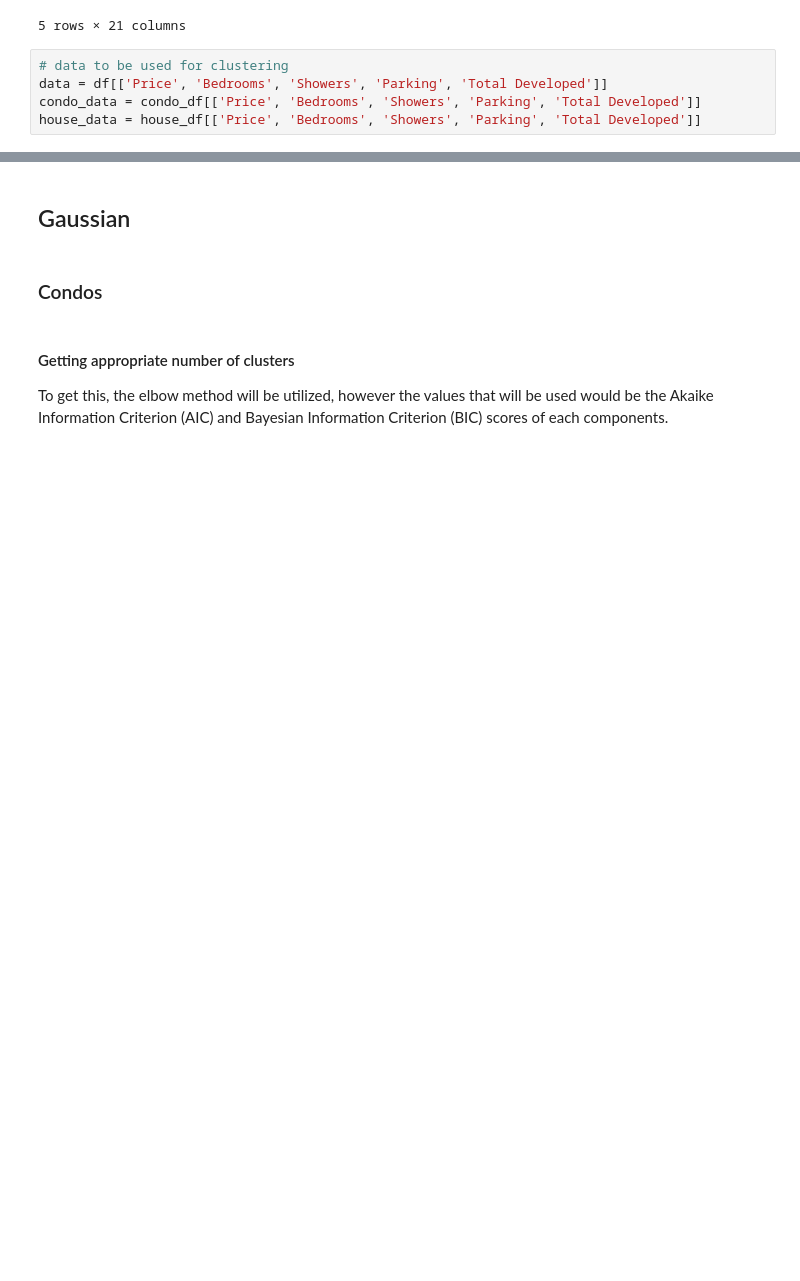
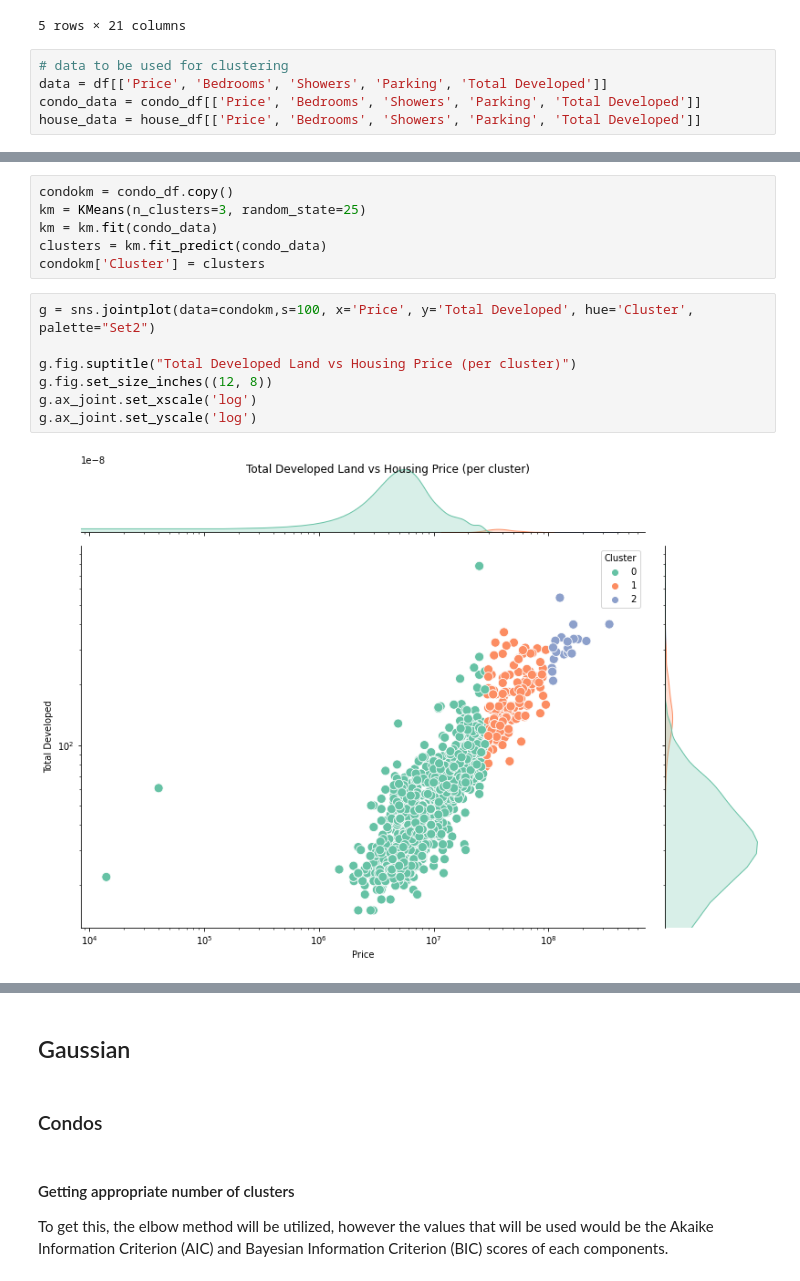
Before and after one commit to cc-visionary/DATA102-Property-Access-PH, a Jupyter notebook: FINAL/Research Question and Clustering.ipynb, the cells around one changed output, grey strips where cells are left out. Drawn from its saved outputs; the diff is of its cells as text; blank space fills up the shorter version.

```diff
--- a/FINAL/Research Question and Clustering.ipynb
+++ b/FINAL/Research Question and Clustering.ipynb
@@ -43,0 +69,15 @@ house_data = house_df[['Price', 'Bedrooms', 'Showers', 'Parking', 'Total Develop
+# %%
+condokm = condo_df.copy()
+km = KMeans(n_clusters=3, random_state=25)
+km = km.fit(condo_data)
+clusters = km.fit_predict(condo_data)
+condokm['Cluster'] = clusters
+# %%
+g = sns.jointplot(data=condokm,s=100, x='Price', y='Total Developed', hue='Cluster', palette="Set2")
+
+g.fig.suptitle("Total Developed Land vs Housing Price (per cluster)")
+g.fig.set_size_inches((12, 8))
+g.ax_joint.set_xscale('log')
+g.ax_joint.set_yscale('log')
+# %% [output]
+[figure, added]
```
Also changed, not shown: parts of 67 cells of this notebook.
